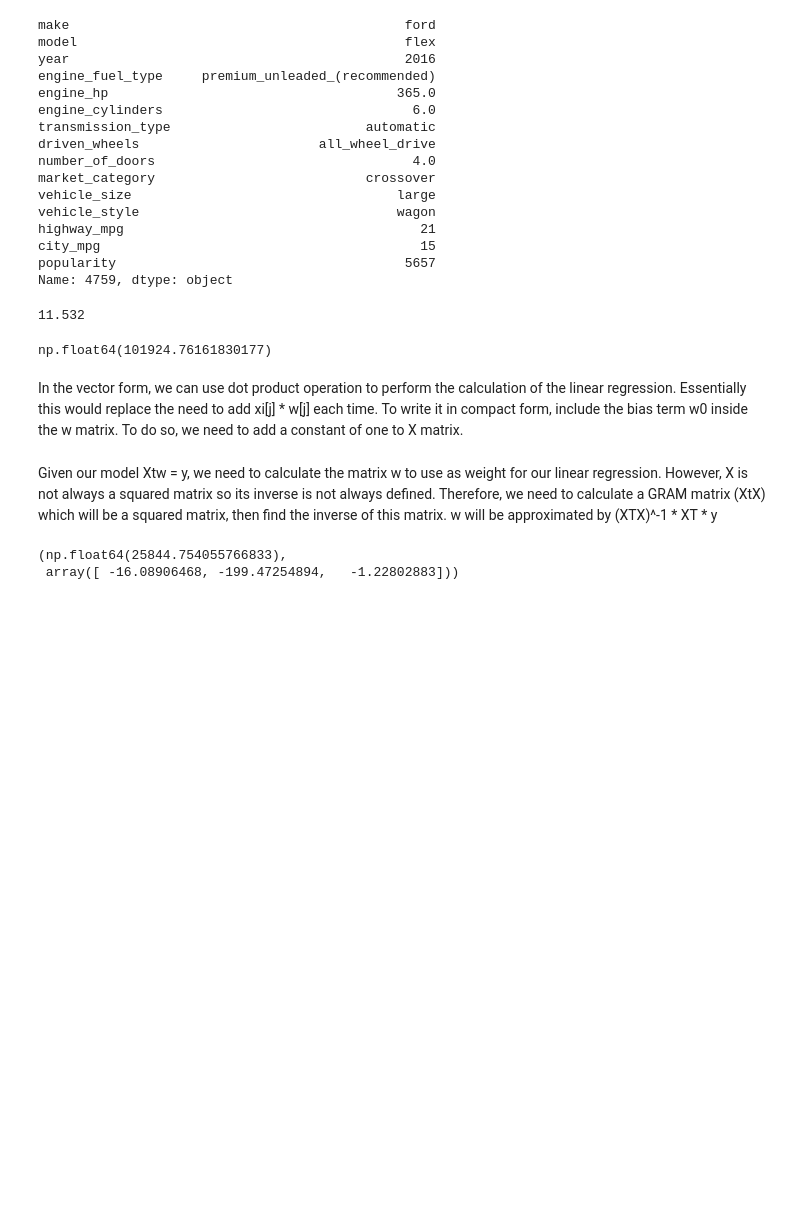
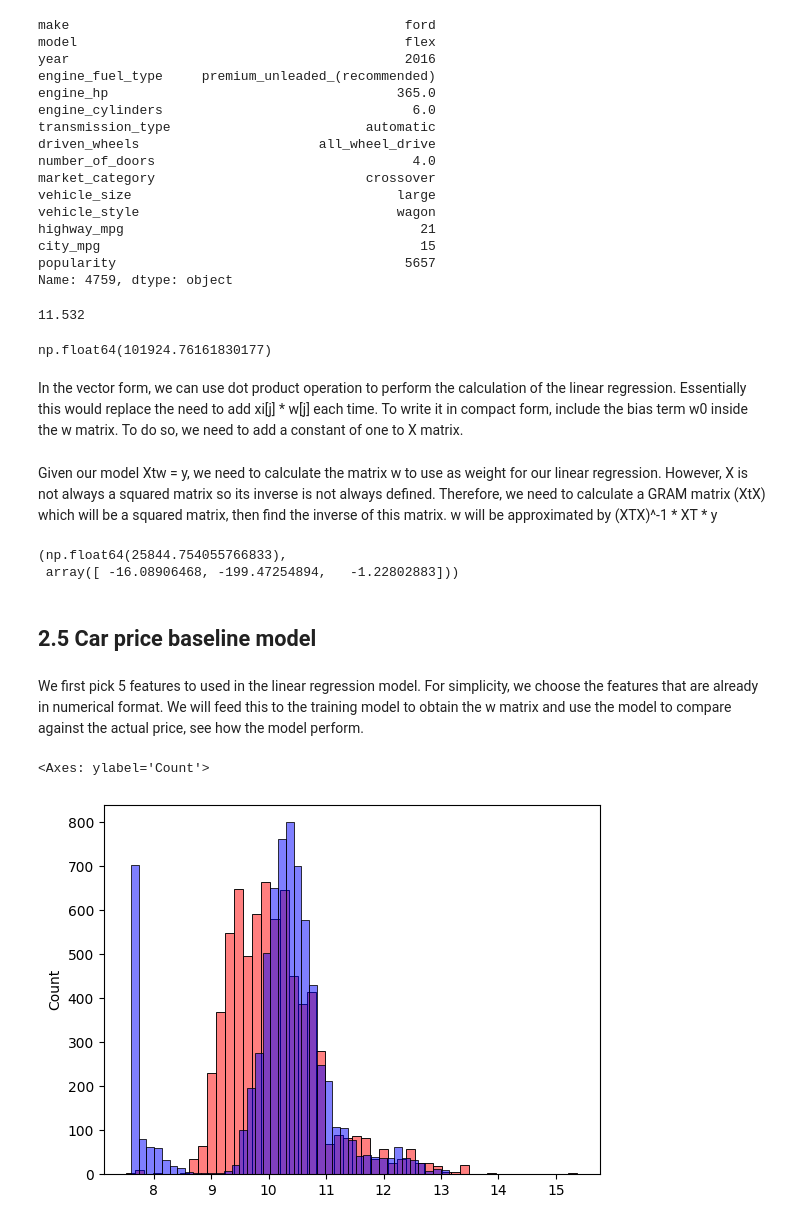
Before and after one commit to phuongddo94/ml-zoomcamp-homework, a Jupyter notebook: 02-car-regression/car_price_regression.ipynb, the cells around one changed output. Saved outputs shown, nothing was run; the diff lists cells and outputs as text; code cells hidden in the pictures; blank space fills up the shorter version.

Commit message:
baseline model # Please enter the commit message for your changes. Lines starting

```diff
--- a/02-car-regression/car_price_regression.ipynb
+++ b/02-car-regression/car_price_regression.ipynb
@@ -210,7 +210,7 @@ In the vector form, we can use dot product operation to perform the calculation
 # %% [markdown]
 Given our model Xtw = y, we need to calculate the matrix w to use as weight for our linear regression. However, X is not always a squared matrix so its inverse is not always defined. Therefore, we need to calculate a GRAM matrix (XtX) which will be a squared matrix, then find the inverse of this matrix. w will be approximated by (XTX)^-1 * XT * y
 # %%
-def linear_regression(X, y):
+def train_linear_regression(X, y):
     ones = np.ones(X.shape[0])
     X = np.column_stack([ones, X])
 
@@ -240,3 +240,21 @@ linear_regression(X, y)
 # %% [output]
 (np.float64(25844.754055766833),
  array([ -16.08906468, -199.47254894,   -1.22802883]))
+# %% [markdown]
+## 2.5 Car price baseline model
+# %% [markdown]
+We first pick 5 features to used in the linear regression model. For simplicity, we choose the features that are already in numerical format. We will feed this to the training model to obtain the w matrix and use the model to compare against the actual price, see how the model perform.
+# %%
+base_features = ['engine_hp', 'engine_cylinders', 'highway_mpg', 'city_mpg', 'popularity']
+
+X_train = df_train[base_features].fillna(0).values
+
+w0, w = train_linear_regression(X_train, y_train)
+
+y_pred = w0 + X_train.dot(w)
+# %%
+sns.histplot(y_pred, color='red', alpha=0.5, bins=50)
+sns.histplot(y_train, color='blue', alpha=0.5, bins=50)
+# %% [output]
+<Axes: ylabel='Count'>
+[figure, added]
```
